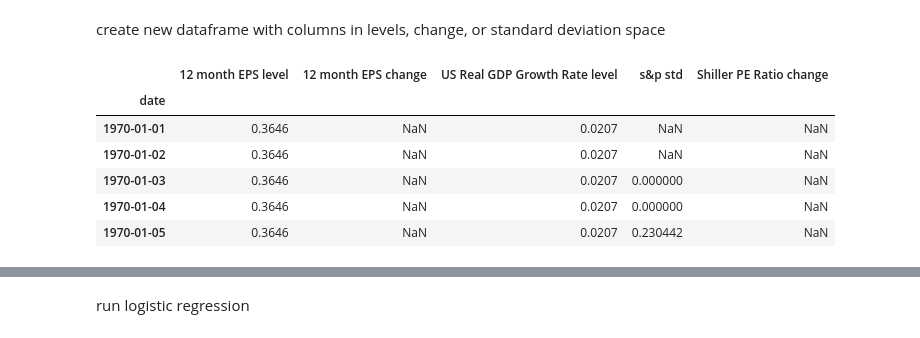
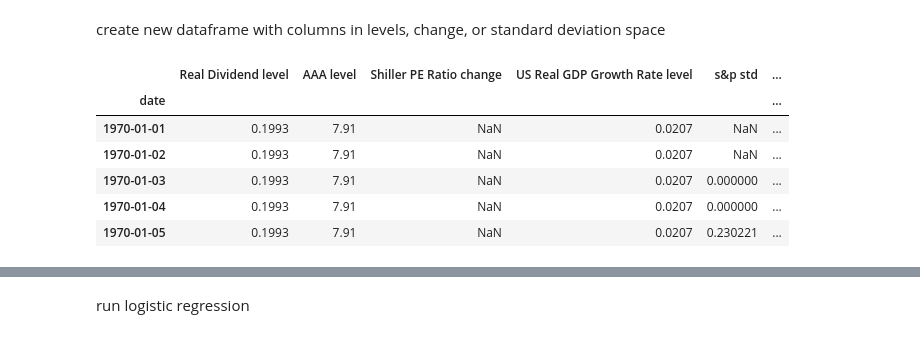
Before and after one commit to rhouck/bubble, a Jupyter notebook: notes/Model Construction.ipynb, the cells around one changed output, grey strips where cells are left out. Drawn from its saved outputs; the diff is of its cells as text; code cells hidden in the pictures.

```diff
--- a/notes/Model Construction.ipynb
+++ b/notes/Model Construction.ipynb
@@ -128,37 +128,48 @@ create new dataframe with columns in levels, change, or standard deviation space
 def change_space(s):
     """Calculates relative increase in value over previous period (increase based on ewma values)"""
     s = pd.ewma(s, halflife=90)
-    return s / s.shift(360) - 1.
+    return s / s.shift(90) - 1.
 
 def std_space(s):
-    return pd.ewmstd(s, halflife=180)
+    return pd.ewmstd(s, halflife=360)
 # %%
 # select features the and the type of transformation
 # l - level, c - change, s - standard deviation
 cols = {
     'US Real GDP Growth Rate':        ['l',],
-    '12 month EPS':                   ['l', 'c'],
+    '12 month EPS':                   ['l', 'c', 's'],
     's&p':                            ['s'],
     'Shiller PE Ratio':               ['c'],
+    'Real Dividend':                  ['l'],
+    'US Real GDP Growth Rate':        ['l'],
+    'US Inflation Rate':              ['l'],
+    'AAA':                            ['l'],
+    'DTB3':                           ['l'],
+    'GFDEGDQ188S':                    ['l'],
+    '10 Year Treasury Rate':          ['c'],
+    'Surplus or Deficit(-) Percent':  ['l'],
+    'US Employment Population Ratio': ['c'],
+    'US Real GDP Growth Rate':        ['l'],
+    'US Long Term Unemployment Rate': ['l'],
 }
 features = pd.DataFrame()
 for c in cols.items():
     for t in c[1]:
         if t == 'l':
             features['{0} level'.format(c[0])] = ag[c[0]]
         if t == 'c':
             features['{0} change'.format(c[0])] = change_space(ag[c[0]])
         if t == 's':
             features['{0} std'.format(c[0])] = std_space(ag[c[0]])
 features.head()
 # %% [output]
-|  | 12 month EPS level | 12 month EPS change | US Real GDP Growth Rate level | s&p std | Shiller PE Ratio change |
-| date |  |  |  |  |  |
-| 1970-01-01 | 0.3646 | NaN | 0.0207 | NaN | NaN |
-| 1970-01-02 | 0.3646 | NaN | 0.0207 | NaN | NaN |
-| 1970-01-03 | 0.3646 | NaN | 0.0207 | 0.000000 | NaN |
-| 1970-01-04 | 0.3646 | NaN | 0.0207 | 0.000000 | NaN |
-| 1970-01-05 | 0.3646 | NaN | 0.0207 | 0.230442 | NaN |
+|  | Real Dividend level | AAA level | Shiller PE Ratio change | US Real GDP Growth Rate level | s&p std | ... |
+| date |  |  |  |  |  | ... |
+| 1970-01-01 | 0.1993 | 7.91 | NaN | 0.0207 | NaN | ... |
+| 1970-01-02 | 0.1993 | 7.91 | NaN | 0.0207 | NaN | ... |
+| 1970-01-03 | 0.1993 | 7.91 | NaN | 0.0207 | 0.000000 | ... |
+| 1970-01-04 | 0.1993 | 7.91 | NaN | 0.0207 | 0.000000 | ... |
+| 1970-01-05 | 0.1993 | 7.91 | NaN | 0.0207 | 0.230221 | ... |
 # %%
 # time series score
 avg = pd.ewma(features, halflife=720, min_periods=360)
```
Also changed, not shown: parts of 5 cells of this notebook.
